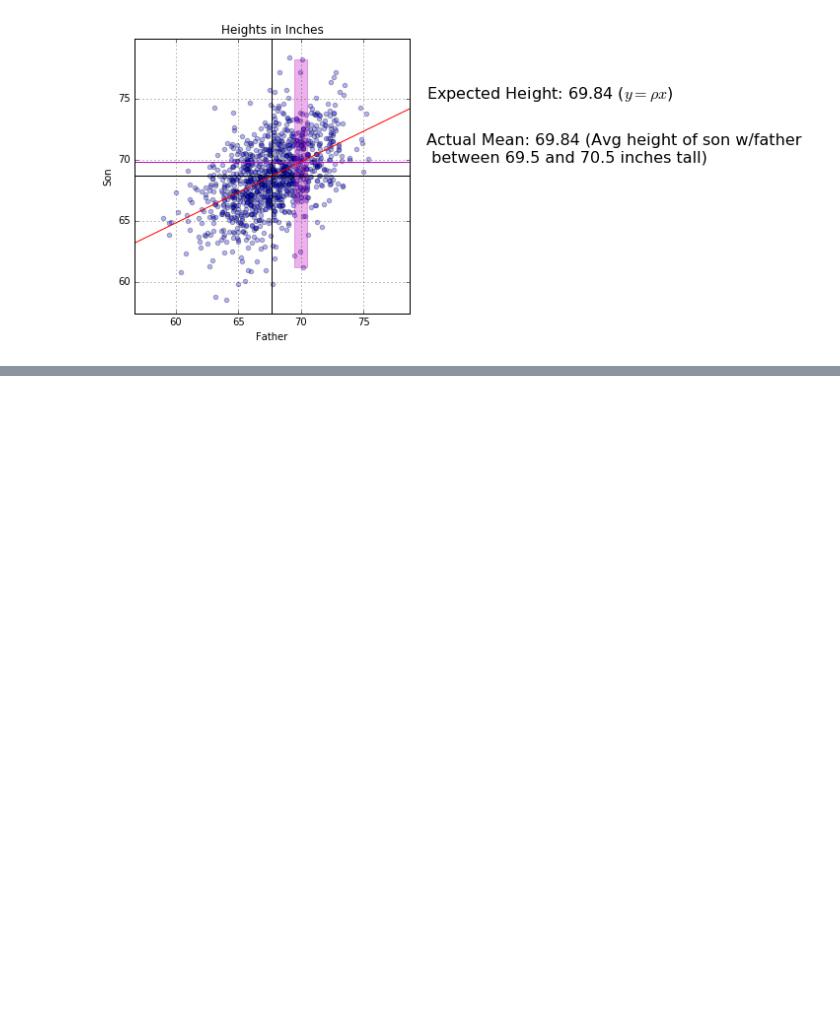
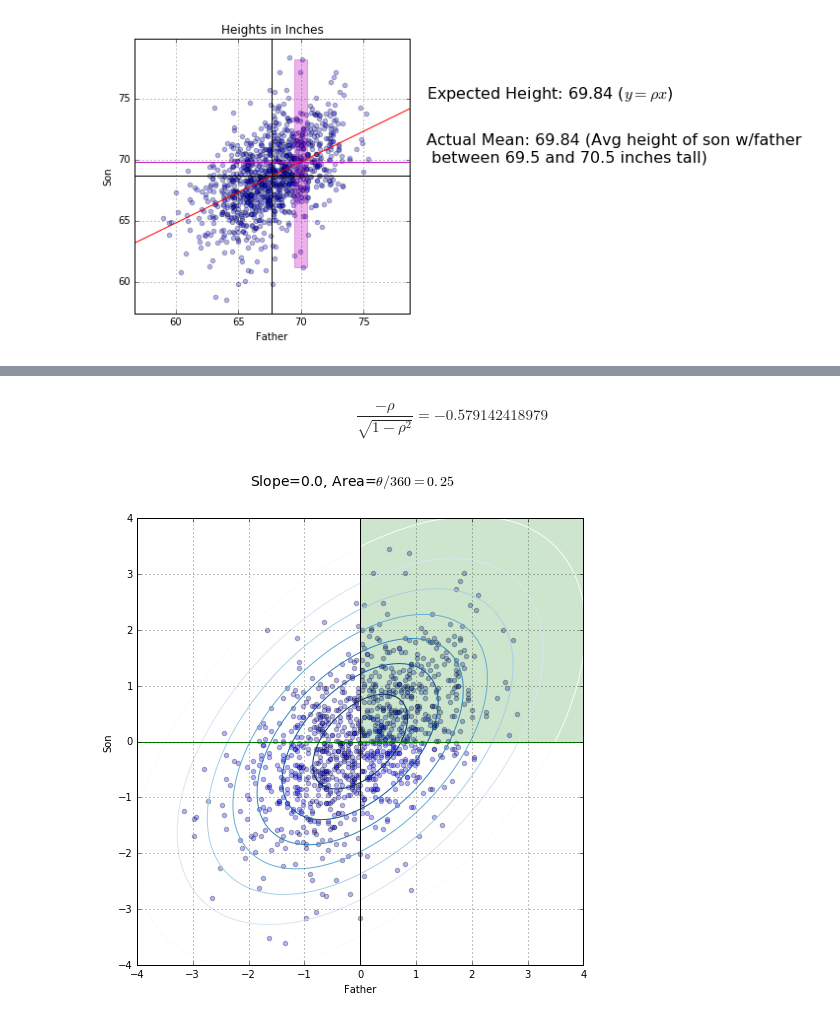
Before and after one commit to andrewzhang1/Stat-140, a Jupyter notebook: correlation/Bivariate Normal.ipynb, the cells around one changed output, grey strips where cells are left out. Drawn from its saved outputs; the diff is of its cells as text; code cells hidden in the pictures; blank space fills up the shorter version.

```diff
--- a/correlation/Bivariate Normal.ipynb
+++ b/correlation/Bivariate Normal.ipynb
@@ -201,3 +275,60 @@ We can explore how correlation changes as $\theta$ changes
+# %%
+from IPython.display import Math
+r=rho[0][1]
+Math(r"\frac{-\rho}{\sqrt{1-\rho^2}}=%s" %(-r/np.sqrt(1-r**2)))
+# %% [output]
+$$\frac{-\rho}{\sqrt{1-\rho^2}}=-0.579142418979$$
+# %%
+from ipywidgets import interact
+import ipywidgets as widgets
+from IPython.display import display
+
+theta_slider = widgets.IntSlider(value=90, min=0, max=180, description=r'$\theta$')
+zoom = 4
+x = np.random.standard_normal(1000)
+z = np.random.standard_normal(1000)
+
+@interact(theta = theta_slider)
+def plot(theta):
+
+    t = theta*np.pi/180
+    r = np.cos(t)
+    slope = 1/np.tan(t)
+    #print("rho=%s" % round((r),3))
+    fig = plt.figure(figsize=(8, 8))
+    #fig = plt.figure(figsize=(12, 4))
+    s = np.arange(-4, 4, 0.02)
+
+
+    plt.scatter(std_father_son["Father"],
+                 std_father_son["Father"]*np.cos(t) + std_father_son["Son"]*np.sin(t), alpha=0.3)
+    plt.axhline(y=0, color='k')
+    plt.axvline(x=0, color='k')
+    plt.plot(s, s*slope, "g")
+
+    xv = np.arange(-5, 5, 0.1)
+    yv = np.arange(-5, 5, 0.1)
+    X, Y = np.meshgrid(xv, yv)
+    Z = mlab.bivariate_normal(X, Y, sigmax=2, sigmay=2, mux=0.0, muy=0.0, sigmaxy=(rho[0][1]+r)*4)
+    plt.contour(X, Y, Z, cmap=plt.get_cmap("Blues"))
+
+    x = np.arange(0,5,0.1)
+    y1 = 5
+    y2 = slope*x
+    plt.fill_between(x, y1, y2, color='g', alpha='0.2')
+
+
+    plt.xlabel("Father")
+    plt.ylabel("Son")
+    plt.suptitle(r"Slope=%s, Area=$\theta/360=%s$"
+                 %(round(slope, 3), round(theta/360, 3)), fontsize=14)
+    plt.grid(True, which='both')
+    axes = plt.gca()
+    axes.set_aspect('equal', adjustable='box')
+    axes.set_xlim([-4,4])
+    axes.set_ylim([-4,4])
+# %% [output]
+[figure, added]
 # %%
 from ipywidgets import interact
 import ipywidgets as widgets
```
Also changed, not shown: parts of 10 cells of this notebook.
